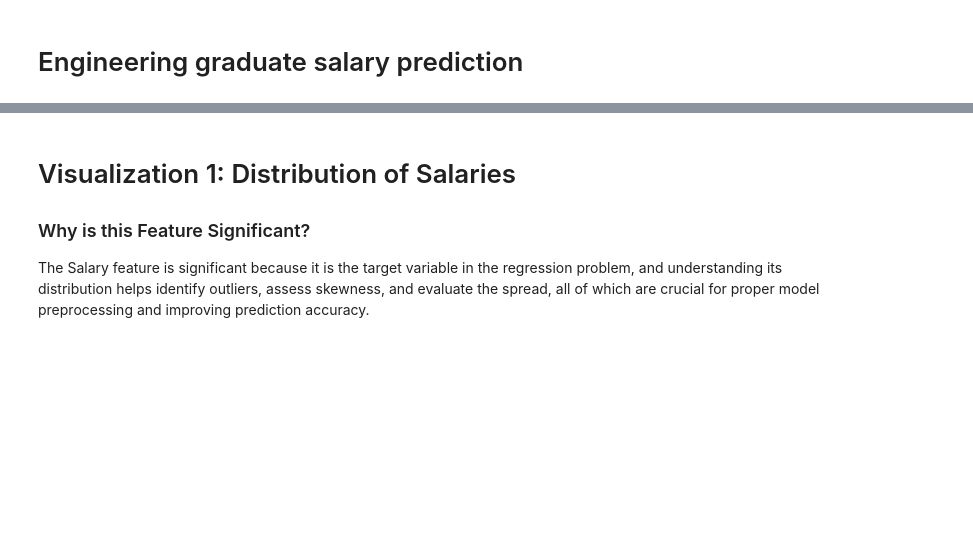
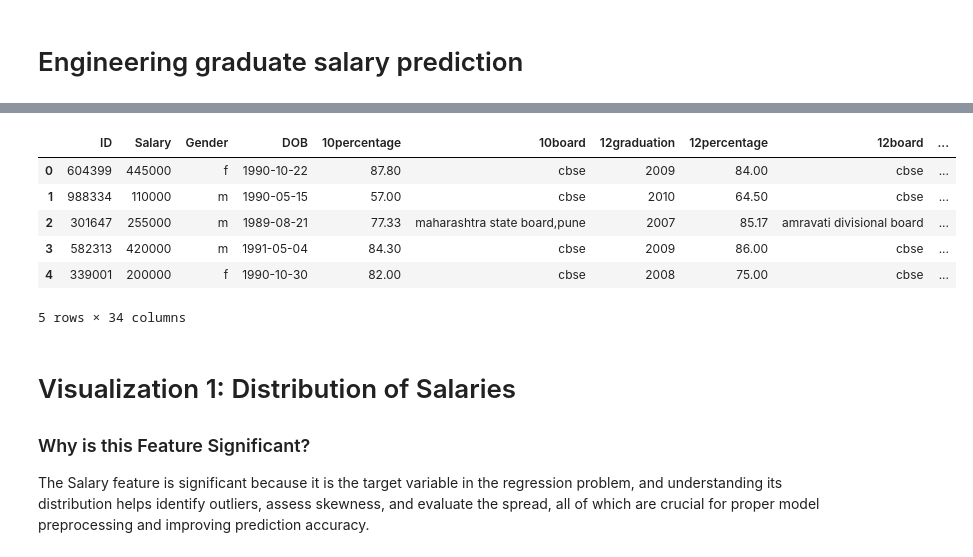
Before and after one commit to EliyaRabia/Tabular-Data-Project, a Jupyter notebook: project.ipynb, the cells around one changed output, grey strips where cells are left out. Saved outputs shown, nothing was run; the diff lists cells and outputs as text; code cells hidden in the pictures; blank space fills up the shorter version.

```diff
--- a/project.ipynb
+++ b/project.ipynb
@@ -38,3 +3,70 @@ memory usage: 796.5+ KB
+# %%
+# Import necessary libraries
+import os
+import pandas as pd
+import matplotlib.pyplot as plt
+import seaborn as sns
+import numpy as np
+
+
+# Load the dataset
+data_path = os.path.abspath("./data/Engineering_graduate_salary.csv")
+data = pd.read_csv(data_path)
+
+# Make a copy of the data
+copy_data = data.copy()
+
+# List all columns explicitly with meaningful selection
+cols = [
+    'ID',  # A unique ID to identify a candidate
+    'Salary',  # Annual CTC offered to the candidate (in INR)
+    'Gender',  # Candidate's gender
+    'DOB',  # Date of birth of the candidate
+    '10percentage',  # Overall marks obtained in grade 10 examinations
+    '10board',  # The school board followed in grade 10
+    '12graduation',  # Year of graduation - senior year high school
+    '12percentage',  # Overall marks obtained in grade 12 examinations
+    '12board',  # The school board followed in grade 12
+    'CollegeID',  # Unique ID for the college
+    'CollegeTier',  # College tier based on AMCAT scores
+    'Degree',  # Degree pursued by the candidate
+    'Specialization',  # Specialization pursued by the candidate
+    'collegeGPA',  # Aggregate GPA at graduation
+    'CollegeCityID',  # Unique ID for the college's city
+    'CollegeCityTier',  # City tier based on population
+    'CollegeState',  # State in which the college is located
+    'GraduationYear',  # Year of graduation (Bachelor's degree)
+    'English',  # Scores in AMCAT English section
+    'Logical',  # Scores in AMCAT Logical ability section
+    'Quant',  # Scores in AMCAT Quantitative ability section
+    'Domain',  # Scores in AMCAT domain module
+    'ComputerProgramming',  # Scores in AMCAT Computer programming section
+    'ElectronicsAndSemicon',  # Scores in Electronics & Semiconductor section
+    'ComputerScience',  # Scores in Computer Science section
+    'MechanicalEngg',  # Scores in Mechanical Engineering section
+    'ElectricalEngg',  # Scores in Electrical Engineering section
+    'TelecomEngg',  # Scores in Telecommunication Engineering section
+    'CivilEngg',  # Scores in Civil Engineering section
+    'conscientiousness',  # AMCAT personality test score - Conscientiousness
+    'agreeableness',  # AMCAT personality test score - Agreeableness
+    'extraversion',  # AMCAT personality test score - Extraversion
+    'nueroticism',  # AMCAT personality test score - Neuroticism
+    'openess_to_experience'  # AMCAT personality test score - Openness to experience
+]
+
+# Select and rearrange columns
+dtf = data[cols]
+
+# Display the first few rows of the modified DataFrame
+dtf.head()
+# %% [output]
+|  | ID | Salary | Gender | DOB | 10percentage | 10board | 12graduation | 12percentage | 12board | ... |
+| 0 | 604399 | 445000 | f | 1990-10-22 | 87.80 | cbse | 2009 | 84.00 | cbse | ... |
+| 1 | 988334 | 110000 | m | 1990-05-15 | 57.00 | cbse | 2010 | 64.50 | cbse | ... |
+| 2 | 301647 | 255000 | m | 1989-08-21 | 77.33 | maharashtra state board,pune | 2007 | 85.17 | amravati divisional board | ... |
+| 3 | 582313 | 420000 | m | 1991-05-04 | 84.30 | cbse | 2009 | 86.00 | cbse | ... |
+| 4 | 339001 | 200000 | f | 1990-10-30 | 82.00 | cbse | 2008 | 75.00 | cbse | ... |
+5 rows × 34 columns
 # %% [markdown]
 # Visualization 1: Distribution of Salaries
 ### Why is this Feature Significant?
```
Also changed, not shown: parts of 4 cells of this notebook.
